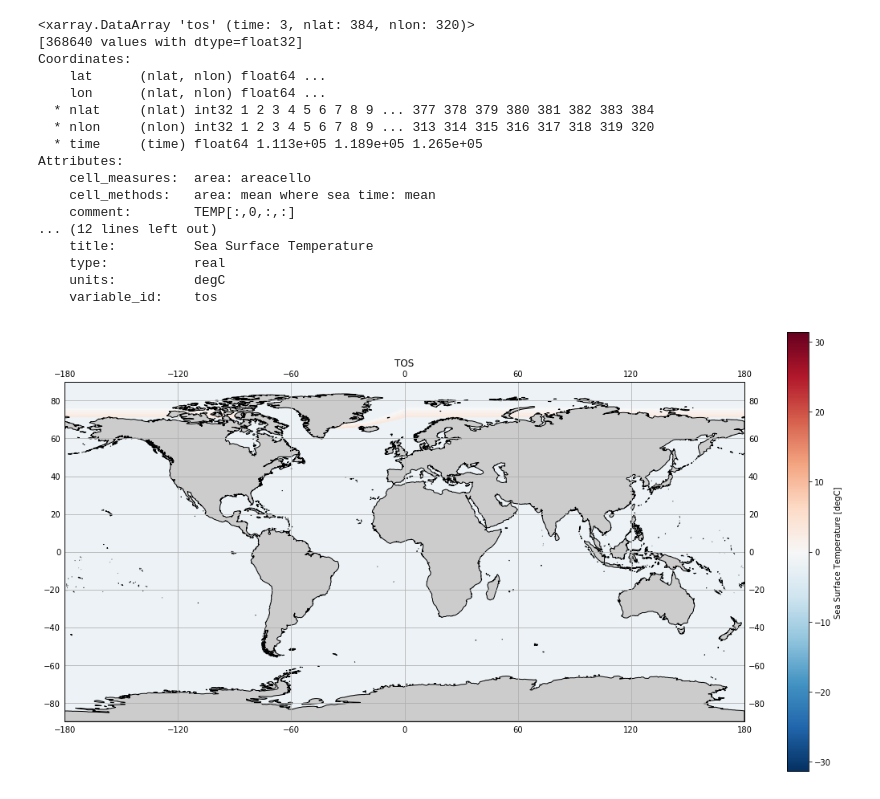
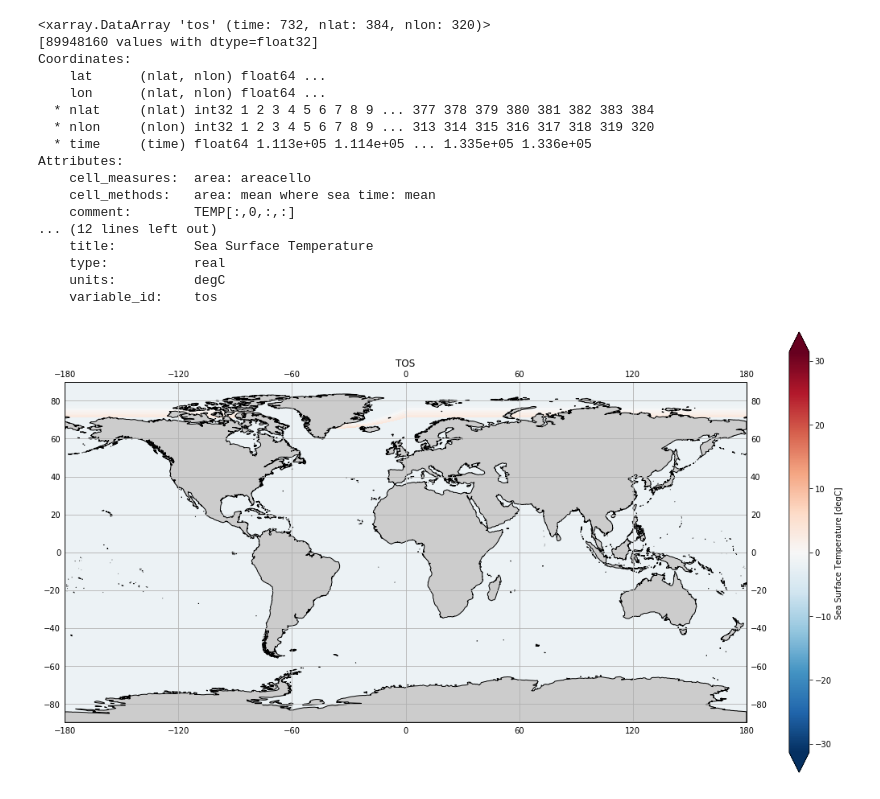
Before and after one commit to allysa-dallmann/SOARS-Python, a Jupyter notebook: coastlines_postagestamps.ipynb, the cells around one changed output. Saved outputs shown, nothing was run; the diff lists cells and outputs as text; code cells hidden in the pictures.

```diff
--- a/coastlines_postagestamps.ipynb
+++ b/coastlines_postagestamps.ipynb
@@ -12,17 +12,17 @@ import cartopy.feature as cfeature
 # path = '/Users/matthewgentry/CESM/munged/LENS/FG_CO2/b.e11.B1850C5CN.f09_g16.005.pop.h.FG_CO2.040001-220012.meanstate.nc'
 path = '/Users/matthewgentry/Downloads/tos_Omon_CESM2_omip2_r1i1p1f1_gn_030601-036612.nc'
 ds = xr.open_dataset(path, decode_times=False)
-da = ds['tos'].isel(time=slice(0, 365 * 4, 250))
+da = ds['tos']
 da
 # %% [output]
-<xarray.DataArray 'tos' (time: 3, nlat: 384, nlon: 320)>
-[368640 values with dtype=float32]
+<xarray.DataArray 'tos' (time: 732, nlat: 384, nlon: 320)>
+[89948160 values with dtype=float32]
 Coordinates:
     lat      (nlat, nlon) float64 ...
     lon      (nlat, nlon) float64 ...
   * nlat     (nlat) int32 1 2 3 4 5 6 7 8 9 ... 377 378 379 380 381 382 383 384
   * nlon     (nlon) int32 1 2 3 4 5 6 7 8 9 ... 313 314 315 316 317 318 319 320
-  * time     (time) float64 1.113e+05 1.189e+05 1.265e+05
+  * time     (time) float64 1.113e+05 1.114e+05 ... 1.335e+05 1.336e+05
 Attributes:
     cell_measures:  area: areacello
     cell_methods:   area: mean where sea time: mean
@@ -33,19 +33,20 @@ Attributes:
     units:          degC
     variable_id:    tos
 # %%
+### Map with Coastlines
 proj = ccrs.PlateCarree()
 fig = plt.figure(figsize=(15, 8))
 ax = plt.axes(projection=proj)
-da.isel(time=0).plot(x='lon', y='lat',ax=ax)
+da.isel(time=0).plot(x='lon', y='lat',ax=ax, extend='both')
 coast_50m = cfeature.NaturalEarthFeature('physical', 'land', '50m',
                                         edgecolor='k', facecolor='0.8')
 ax.add_feature(coast_50m)
 ax.gridlines(draw_labels=True)
 # plt.title('Air-Sea CO2 Flux')
 ax.set_title('TOS', y=1.0, pad=20)
 plt.tight_layout()
 plt.show()
 # %% [output]
-[figure, old version]
+[figure, new version]
 # %%
 ### Makes postage stamps with coastlines with less code
```
Also changed, not shown: parts of 1 cell of this notebook.
